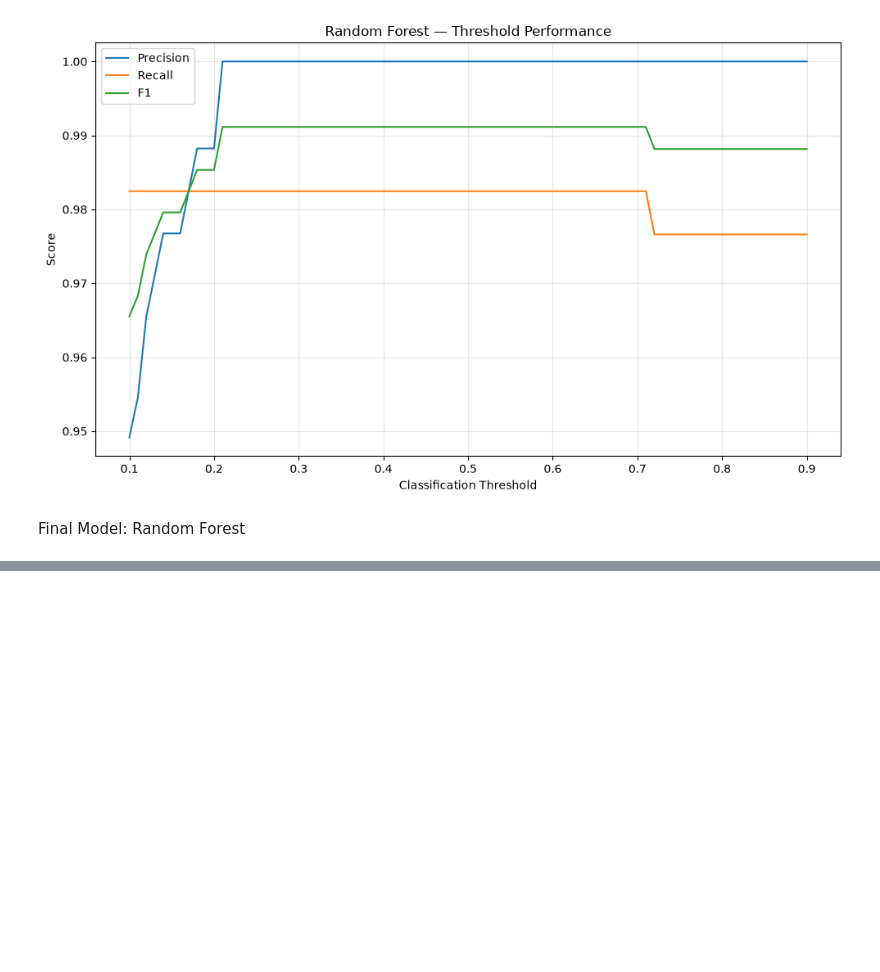
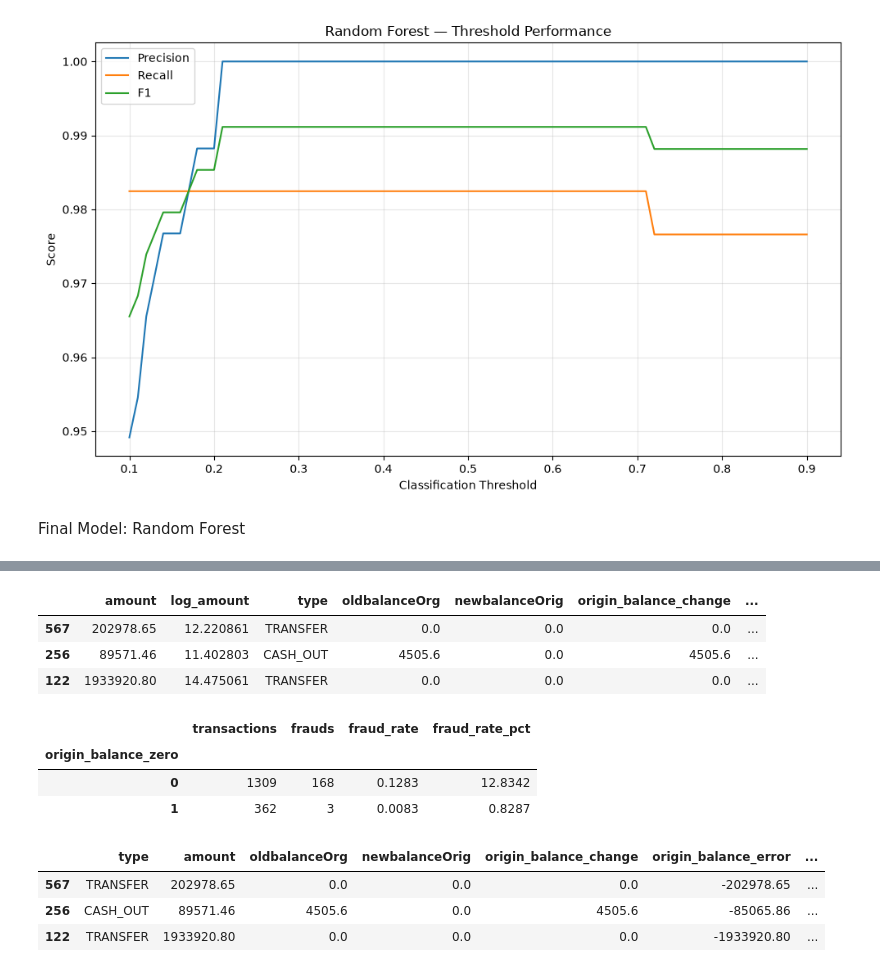
Before and after one commit to KarthikDaivadnya/FraudShield-AI, a Jupyter notebook: fraudshield_ai.ipynb, the cells around one changed output, grey strips where cells are left out. Drawn from its saved outputs; the diff is of its cells as text; code cells hidden in the pictures; blank space fills up the shorter version.

```diff
--- a/fraudshield_ai.ipynb
+++ b/fraudshield_ai.ipynb
@@ -5087,0 +5111,74 @@ Lowest fraudulent fraud probability:
+# %%
+# Inspect the false negatives at the current threshold of 0.21
+
+threshold = 0.21
+
+fn_mask = (
+    (y_val == 1) &
+    (rf_val_proba < threshold)
+)
+
+false_negatives = X_val.loc[fn_mask].copy()
+
+false_negatives["fraud_probability"] = rf_val_proba[fn_mask]
+false_negatives["actual"] = y_val[fn_mask]
+
+false_negatives = false_negatives.sort_values(
+    "fraud_probability"
+)
+
+false_negatives
+# %% [output]
+|  | amount | log_amount | type | oldbalanceOrg | newbalanceOrig | origin_balance_change | ... |
+| 567 | 202978.65 | 12.220861 | TRANSFER | 0.0 | 0.0 | 0.0 | ... |
+| 256 | 89571.46 | 11.402803 | CASH_OUT | 4505.6 | 0.0 | 4505.6 | ... |
+| 122 | 1933920.80 | 14.475061 | TRANSFER | 0.0 | 0.0 | 0.0 | ... |
+# %%
+zero_balance_fraud_analysis = (
+    X_val
+    .assign(actual=y_val.values)
+    .groupby("origin_balance_zero")
+    .agg(
+        transactions=("actual", "size"),
+        frauds=("actual", "sum"),
+        fraud_rate=("actual", "mean")
+    )
+)
+
+zero_balance_fraud_analysis["fraud_rate_pct"] = (
+    zero_balance_fraud_analysis["fraud_rate"] * 100
+)
+
+zero_balance_fraud_analysis.round(4)
+# %% [output]
+|  | transactions | frauds | fraud_rate | fraud_rate_pct |
+| origin_balance_zero |  |  |  |  |
+| 0 | 1309 | 168 | 0.1283 | 12.8342 |
+| 1 | 362 | 3 | 0.0083 | 0.8287 |
+# %%
+fn_pattern_summary = false_negatives[
+    [
+        "type",
+        "amount",
+        "oldbalanceOrg",
+        "newbalanceOrig",
+        "origin_balance_change",
+        "origin_balance_error",
+        "origin_balance_match",
+        "origin_balance_fully_depleted",
+        "origin_balance_zero",
+        "amount_to_origin_balance_ratio",
+        "destination_balance_change",
+        "destination_balance_error",
+        "destination_balance_match",
+        "destination_account_type",
+        "fraud_probability"
+    ]
+]
+
+fn_pattern_summary
+# %% [output]
+|  | type | amount | oldbalanceOrg | newbalanceOrig | origin_balance_change | origin_balance_error | ... |
+| 567 | TRANSFER | 202978.65 | 0.0 | 0.0 | 0.0 | -202978.65 | ... |
+| 256 | CASH_OUT | 89571.46 | 4505.6 | 0.0 | 4505.6 | -85065.86 | ... |
+| 122 | TRANSFER | 1933920.80 | 0.0 | 0.0 | 0.0 | -1933920.80 | ... |
```
Also changed, not shown: parts of 27 cells of this notebook.
